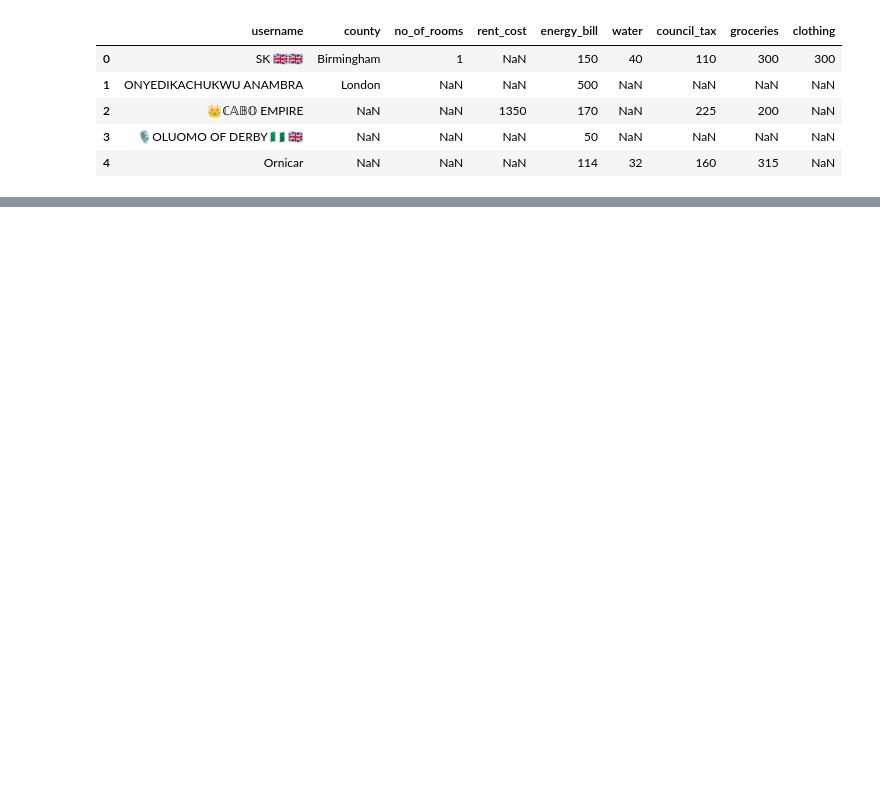
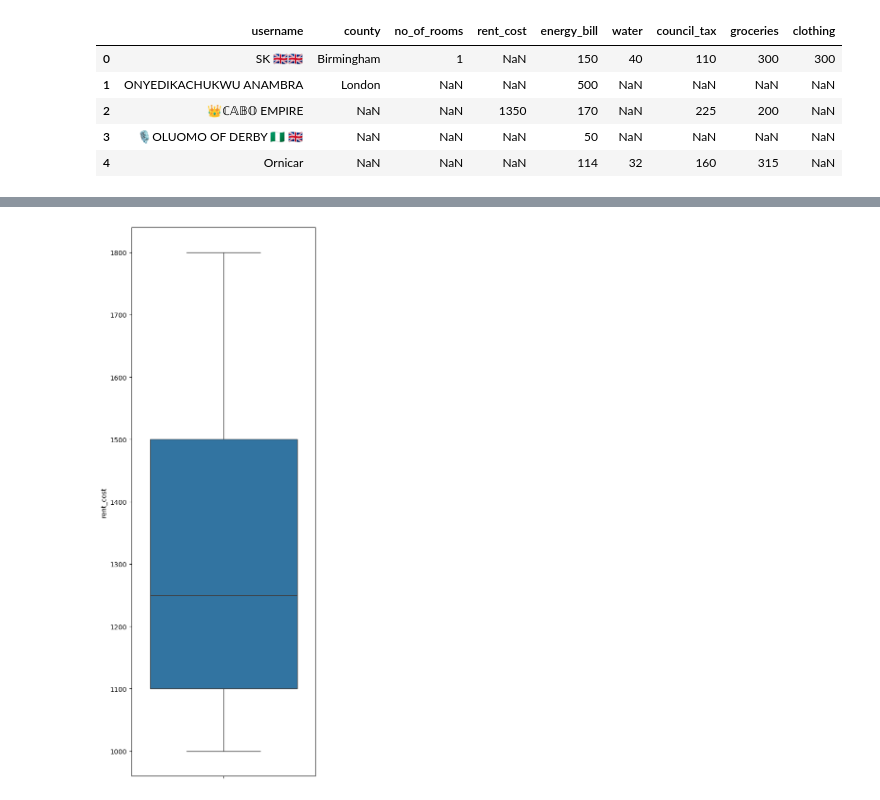
Before and after one commit to AgVicCodes/1.streaming_housing_data_from_twitter_api, a Jupyter notebook: code.ipynb, the cells around one changed output, grey strips where cells are left out. Cells and saved outputs as stored; diff of their text form; code cells hidden in the pictures; blank space fills up the shorter version.

```diff
--- a/code.ipynb
+++ b/code.ipynb
@@ -256,0 +263,6 @@ clean_df
+# %%
+plt.figure(dpi = 100, figsize = (5, 15))
+sns.boxplot(df_range.rent_cost)
+plt.show()
+# %% [output]
+[figure, added]
```
Also changed, not shown: parts of 4 cells of this notebook, 4 other files.
